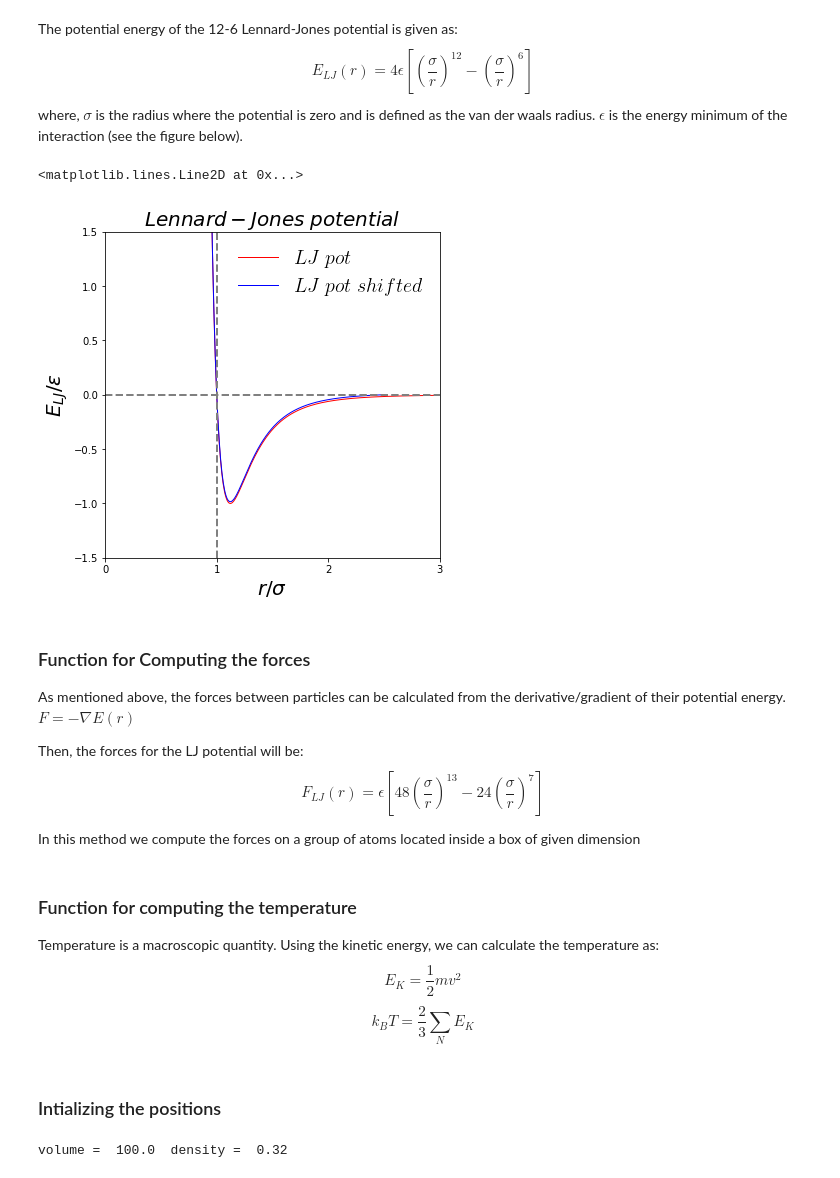
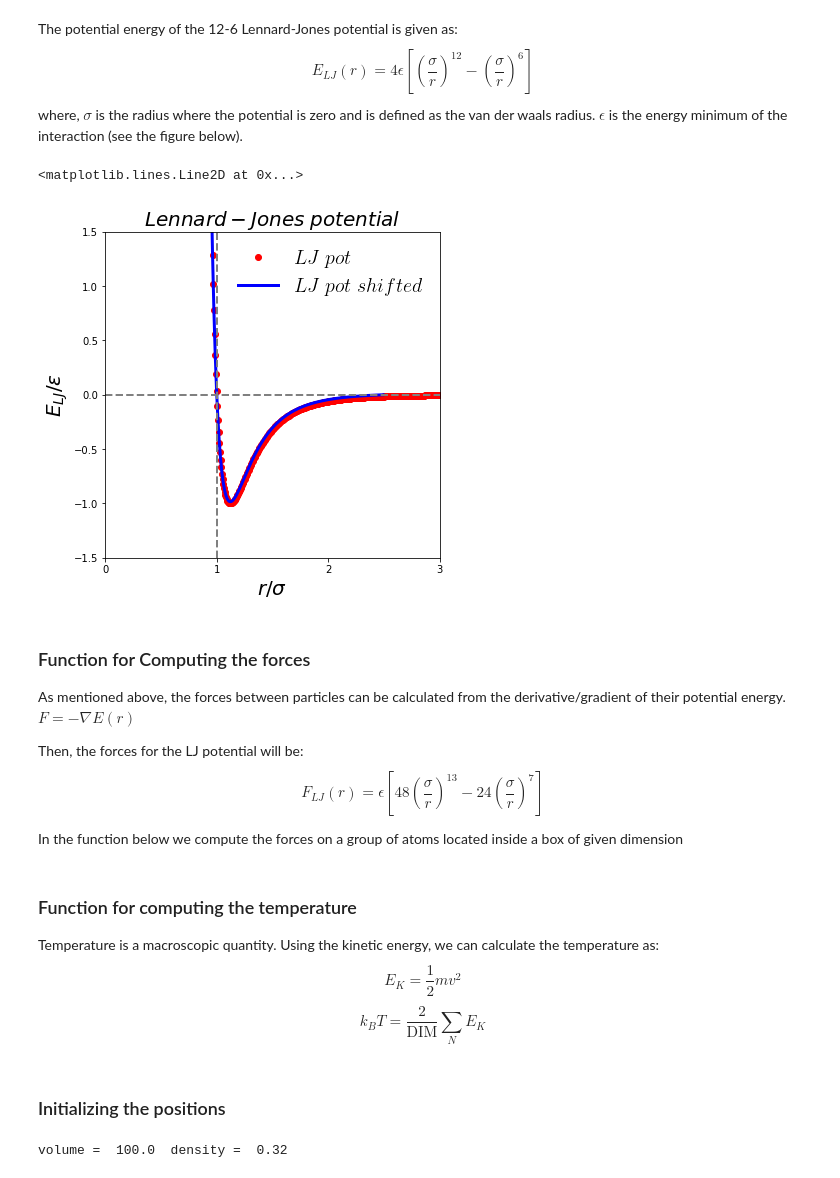
Before and after one commit to bonny3d/MMM_IITDh, a Jupyter notebook: 3_MD.ipynb, the cells around one changed output. Drawn from its saved outputs; the diff is of its cells as text; code cells hidden in the pictures.

```diff
--- a/3_MD.ipynb
+++ b/3_MD.ipynb
@@ -43,36 +45,36 @@ import numpy as np
 %matplotlib inline
 
 r = np.linspace(0.01,3.0,num=500) # Make a radius vector
 epsilon = 1 # Energy minimum
 sigma = 1 # Distance to zero crossing point
 E_LJ = 4*epsilon*((sigma/r)**12-(sigma/r)**6) # Lennard-Jones potential
 
 plt.figure(figsize=[6,6])
-plt.plot(r,E_LJ,'r-',linewidth=1,label=r" $LJ\; pot$") # Red line is unshifted LJ
+plt.plot(r,E_LJ,'ro',linewidth=1,label=r" $LJ\; pot$") # Red line is unshifted LJ
 
 # The cutoff and shifting value
 Rcutoff = 2.5
 phicutoff = 4.0/(Rcutoff**12)-4.0/(Rcutoff**6) # Shifts the potential so at the cutoff the potential goes to zero
 
 E_LJ_shift = E_LJ - phicutoff # Subtract the value of the potential at r=2.5
 
-plt.plot(r[:415],E_LJ_shift[:415],'b-',linewidth=1,label=r"$LJ\; pot\; shifted$") # Blue line is shifted
+plt.plot(r[:415],E_LJ_shift[:415],'b-',linewidth=3,label=r"$LJ\; pot\; shifted$") # Blue line is shifted
 
 #Plot formatting
 plt.rc('text', usetex=True)
 plt.rc('xtick', labelsize=20)
 plt.rc('ytick', labelsize=20)
 plt.title(r"$Lennard-Jones\; potential$",fontsize=20)
 plt.xlim([0.0,3.0])
 plt.ylim([-1.5,1.5])
 plt.ylabel(r"$E_{LJ}/\epsilon$",fontsize=20)
 plt.xlabel(r"$r/\sigma$",fontsize=20)
 plt.legend(frameon=False,fontsize=20)
 plt.axhline(0, color='grey',linestyle='--',linewidth=2)
 plt.axvline(1, color='grey',linestyle='--',linewidth=2)
 # %% [output]
 <matplotlib.lines.Line2D at 0x...>
-[figure, old version]
+[figure, new version]
 # %% [markdown]
 ### Function for Computing the forces
 As mentioned above, the forces between particles can be calculated from the derivative/gradient of their potential energy. $F=−\nabla E(r)$
@@ -80,7 +82,7 @@ As mentioned above, the forces between particles can be calculated from the deri
 Then, the forces for the LJ potential will be:
 $$F_{LJ}({r}) = \epsilon \left[ 48\left(\dfrac{\sigma}{r}\right)^{13} - 24\left(\dfrac{\sigma}{r}\right)^{7} \right]$$
 
-In this method we compute the forces on a group of atoms located inside a box of given dimension
+In the function below we compute the forces on a group of atoms located inside a box of given dimension
 # %%
 def Compute_Forces(pos,acc,ene_pot,epsilon,BoxSize,DIM,N):
     # Compute forces on positions using the Lennard-Jones potential
@@ -124,7 +126,7 @@ def Compute_Forces(pos,acc,ene_pot,epsilon,BoxSize,DIM,N):
 ### Function for computing the temperature
 Temperature is a macroscopic quantity. Using the kinetic energy, we can calculate the temperature as:
 $$E_K = \dfrac{1}{2}mv^2$$
-$$k_B T = \dfrac{2}{3}\sum_N E_K $$
+$$k_B T = \dfrac{2}{\text{DIM}}\sum_N E_K $$
 # %%
 def Calculate_Temperature(vel,BoxSize,DIM,N):
 
@@ -139,7 +141,7 @@ def Calculate_Temperature(vel,BoxSize,DIM,N):
 
     return ene_kin_aver,temperature
 # %% [markdown]
-### Intializing the positions
+### Initializing the positions
 # %%
 DIM = 2 # Dimensions
 N = 32
```
Also changed, not shown: parts of 22 cells of this notebook.
